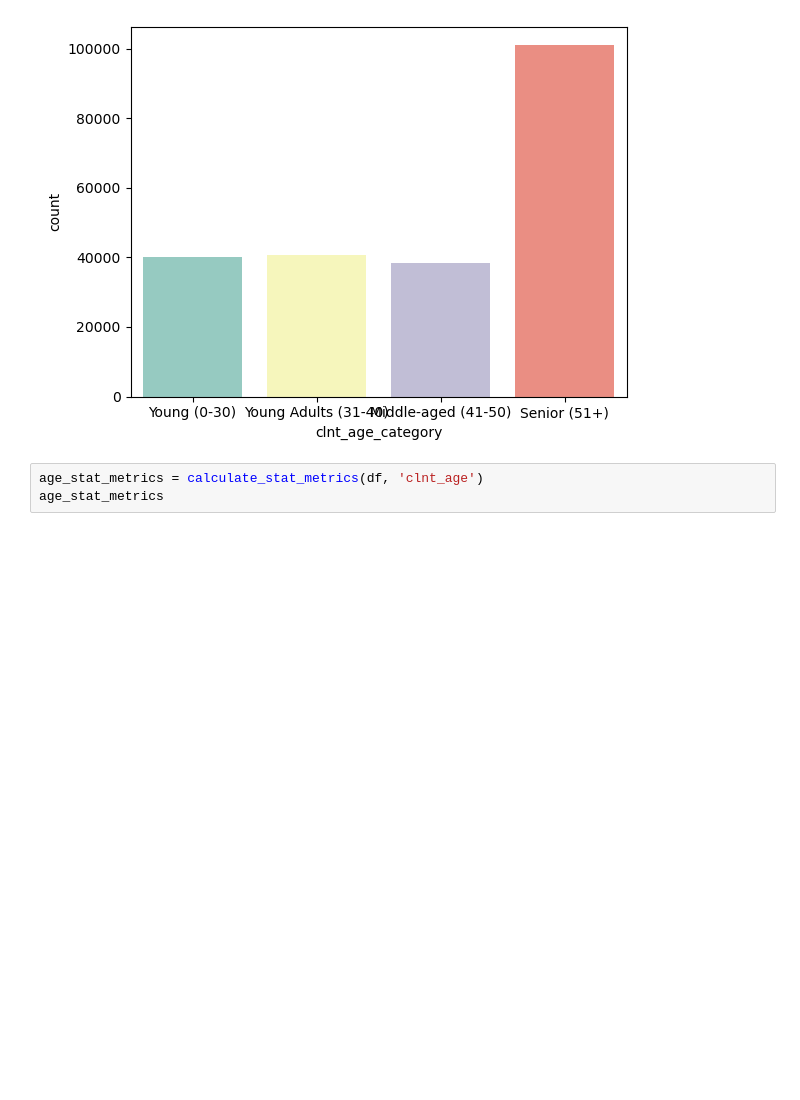
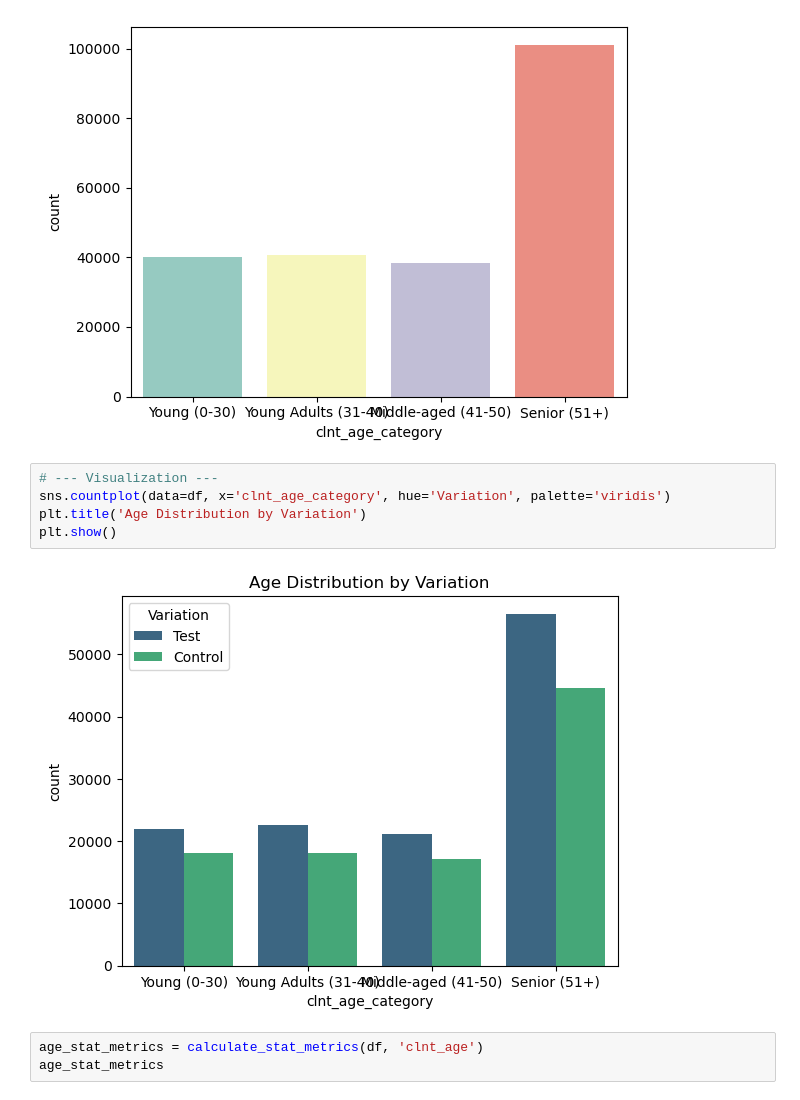
Before and after one commit to beatranche/Project-2, a Jupyter notebook: notebooks/main.ipynb, the cells around one changed output. Saved outputs shown, nothing was run; the diff lists cells and outputs as text; blank space fills up the shorter version.

```diff
--- a/notebooks/main.ipynb
+++ b/notebooks/main.ipynb
@@ -62,6 +75,13 @@ df = age_category(df)
 sns.countplot(data=df, x='clnt_age_category', palette="Set3");
 # %% [output]
 [figure]
+# %%
+# --- Visualization ---
+sns.countplot(data=df, x='clnt_age_category', hue='Variation', palette='viridis')
+plt.title('Age Distribution by Variation')
+plt.show()
+# %% [output]
+[figure, added]
 # %%
 age_stat_metrics = calculate_stat_metrics(df, 'clnt_age')
 age_stat_metrics
```
Also changed, not shown: parts of 30 cells of this notebook, 5 other files.
